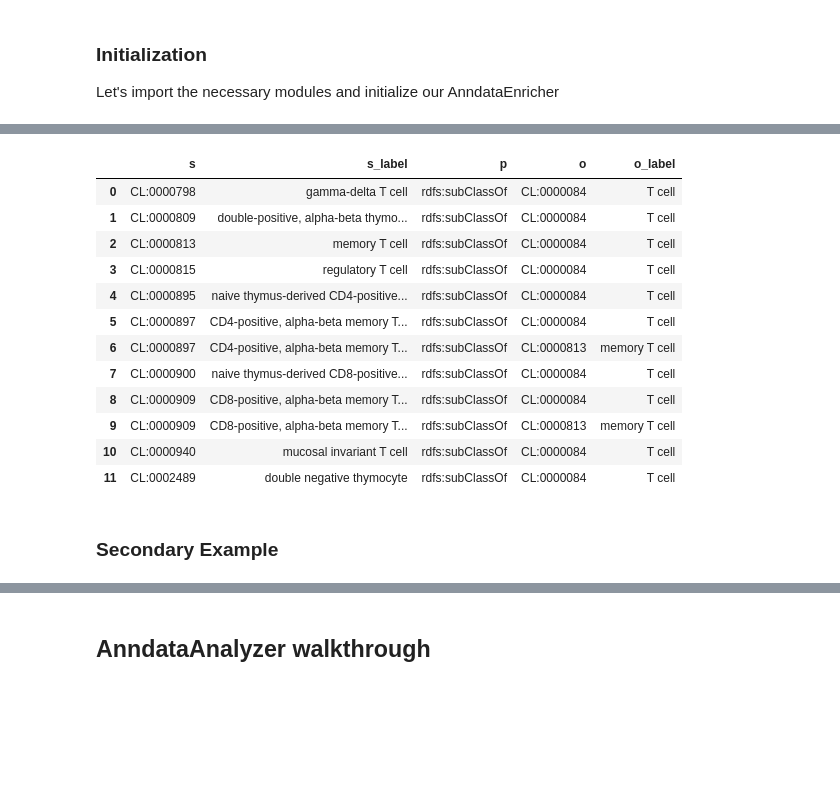
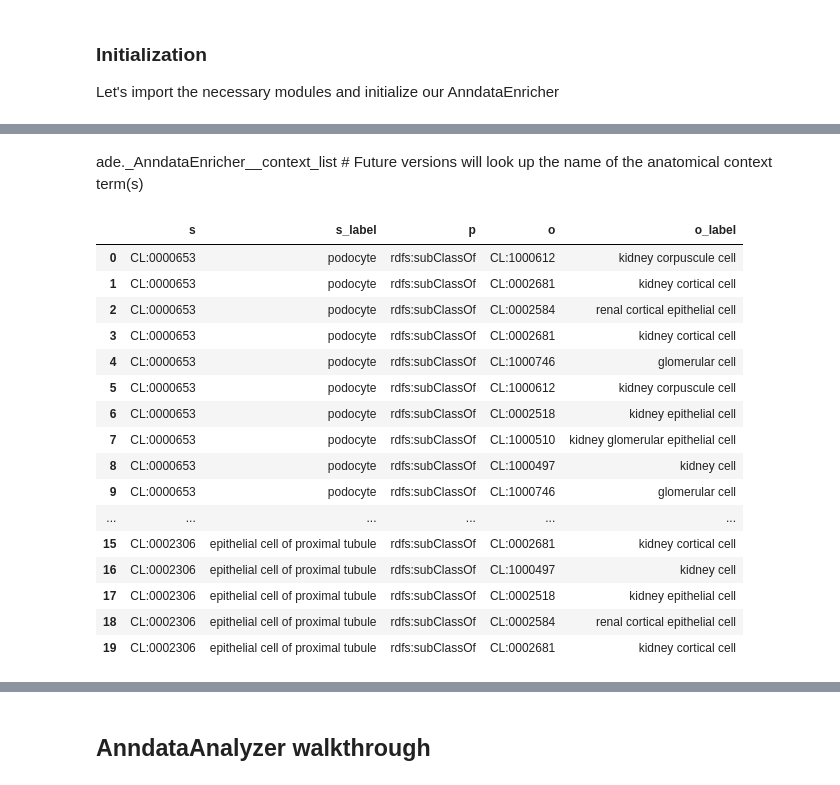
Before and after one commit to INCATools/pandasaurus_cxg, a Jupyter notebook: walkthrough.ipynb, the cells around one changed output, grey strips where cells are left out. Cells and saved outputs as stored; diff of their text form; code cells hidden in the pictures; blank space fills up the shorter version.

```diff
--- a/walkthrough.ipynb
+++ b/walkthrough.ipynb
@@ -60,4 +81,0 @@ Pandas configuration to display all rows
-# %%
-import pandas as pd
-
-pd.set_option('display.max_rows', None)
@@ -134,18 +132,25 @@ Returns a DataFrame that is enriched with inferred relationships between terms i
+# %%
+#Using Integrated Single-nucleus and Single-cell RNA-seq of the Adult Human Kidney dataset
+ade = AnndataEnricher.from_file_path("./blue_lake_kidney.h5ad")
+# %% [markdown]
+ade._AnndataEnricher__context_list  # Future versions will look up the name of the anatomical context term(s)
 # %%
-ade.contextual_slim_enrichment()
+ade.contextual_slim_enrichment()[0:20]
 # %% [output]
 |  | s | s_label | p | o | o_label |
-| 0 | CL:0000798 | gamma-delta T cell | rdfs:subClassOf | CL:0000084 | T cell |
-| 1 | CL:0000809 | double-positive, alpha-beta thymo... | rdfs:subClassOf | CL:0000084 | T cell |
-| 2 | CL:0000813 | memory T cell | rdfs:subClassOf | CL:0000084 | T cell |
-| 3 | CL:0000815 | regulatory T cell | rdfs:subClassOf | CL:0000084 | T cell |
-| 4 | CL:0000895 | naive thymus-derived CD4-positive... | rdfs:subClassOf | CL:0000084 | T cell |
-| 5 | CL:0000897 | CD4-positive, alpha-beta memory T... | rdfs:subClassOf | CL:0000084 | T cell |
-| 6 | CL:0000897 | CD4-positive, alpha-beta memory T... | rdfs:subClassOf | CL:0000813 | memory T cell |
-| 7 | CL:0000900 | naive thymus-derived CD8-positive... | rdfs:subClassOf | CL:0000084 | T cell |
-| 8 | CL:0000909 | CD8-positive, alpha-beta memory T... | rdfs:subClassOf | CL:0000084 | T cell |
-| 9 | CL:0000909 | CD8-positive, alpha-beta memory T... | rdfs:subClassOf | CL:0000813 | memory T cell |
-| 10 | CL:0000940 | mucosal invariant T cell | rdfs:subClassOf | CL:0000084 | T cell |
-| 11 | CL:0002489 | double negative thymocyte | rdfs:subClassOf | CL:0000084 | T cell |
+| 0 | CL:0000653 | podocyte | rdfs:subClassOf | CL:1000612 | kidney corpuscule cell |
+| 1 | CL:0000653 | podocyte | rdfs:subClassOf | CL:0002681 | kidney cortical cell |
+| 2 | CL:0000653 | podocyte | rdfs:subClassOf | CL:0002584 | renal cortical epithelial cell |
+| 3 | CL:0000653 | podocyte | rdfs:subClassOf | CL:0002681 | kidney cortical cell |
+| 4 | CL:0000653 | podocyte | rdfs:subClassOf | CL:1000746 | glomerular cell |
+| 5 | CL:0000653 | podocyte | rdfs:subClassOf | CL:1000612 | kidney corpuscule cell |
+| 6 | CL:0000653 | podocyte | rdfs:subClassOf | CL:0002518 | kidney epithelial cell |
+| 7 | CL:0000653 | podocyte | rdfs:subClassOf | CL:1000510 | kidney glomerular epithelial cell |
+| 8 | CL:0000653 | podocyte | rdfs:subClassOf | CL:1000497 | kidney cell |
+| 9 | CL:0000653 | podocyte | rdfs:subClassOf | CL:1000746 | glomerular cell |
+| ... | ... | ... | ... | ... | ... |
+| 15 | CL:0002306 | epithelial cell of proximal tubule | rdfs:subClassOf | CL:0002681 | kidney cortical cell |
+| 16 | CL:0002306 | epithelial cell of proximal tubule | rdfs:subClassOf | CL:1000497 | kidney cell |
+| 17 | CL:0002306 | epithelial cell of proximal tubule | rdfs:subClassOf | CL:0002518 | kidney epithelial cell |
+| 18 | CL:0002306 | epithelial cell of proximal tubule | rdfs:subClassOf | CL:0002584 | renal cortical epithelial cell |
+| 19 | CL:0002306 | epithelial cell of proximal tubule | rdfs:subClassOf | CL:0002681 | kidney cortical cell |
-# %% [markdown]
-### Secondary Example
```
Also changed, not shown: parts of 36 cells of this notebook.
